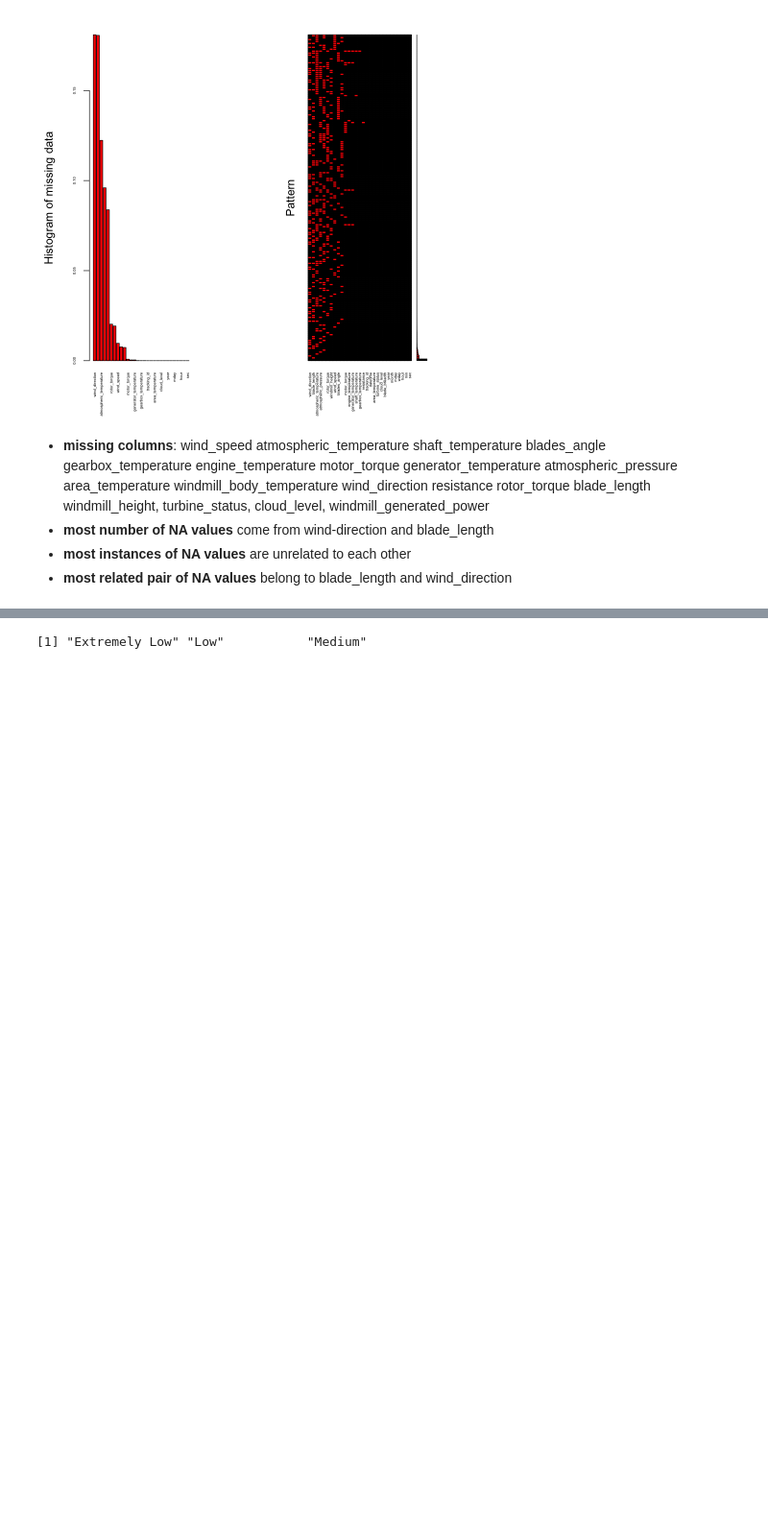
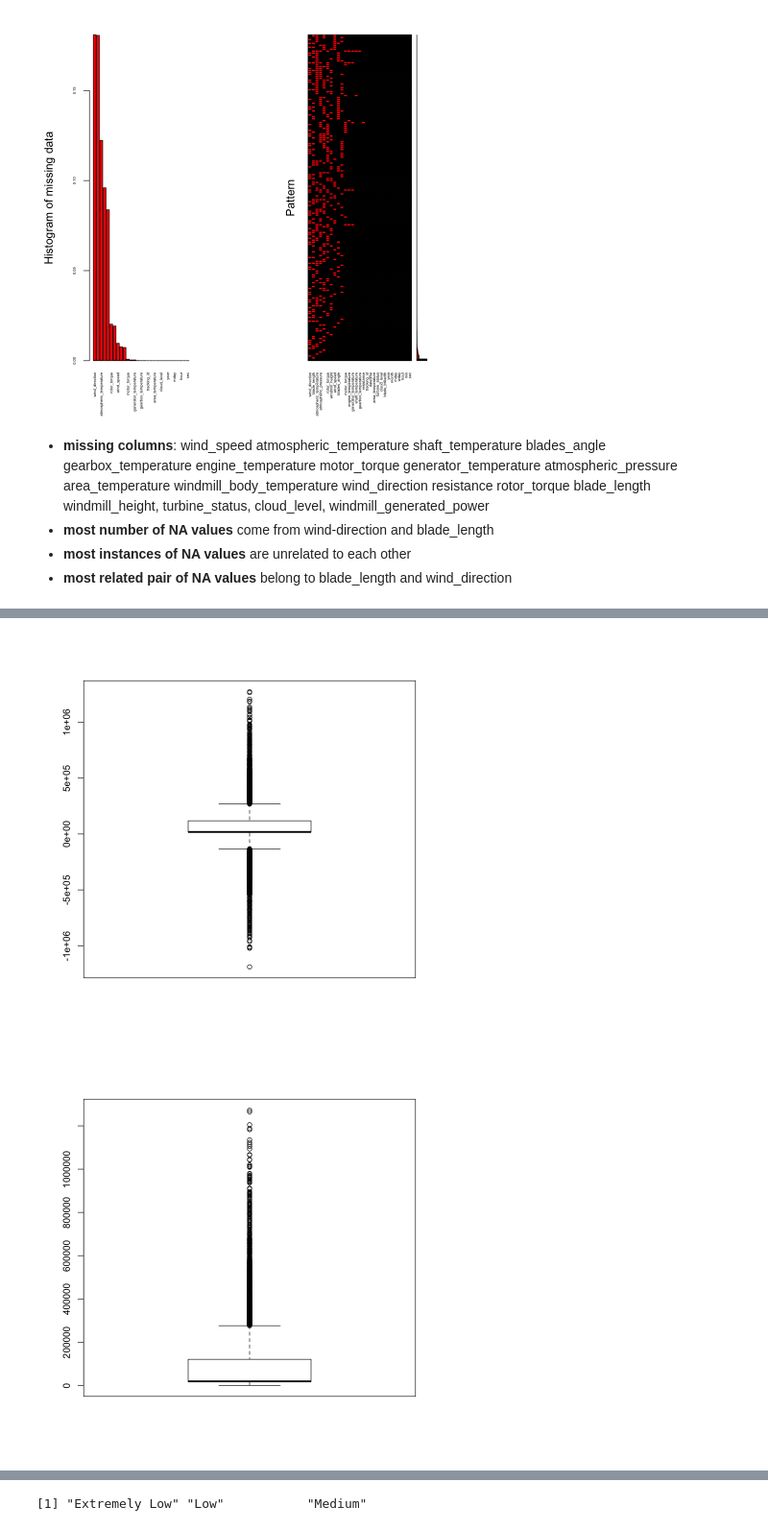
Before and after one commit to leakin185/windmill_power_generation_prediction, a Jupyter notebook: 1. Data Cleaning & Exploration.ipynb, the cells around one changed output, grey strips where cells are left out. Shown at 96% size. Saved outputs shown, nothing was run; the diff lists cells and outputs as text; code cells hidden in the pictures; blank space fills up the shorter version.

```diff
--- a/1. Data Cleaning & Exploration.ipynb
+++ b/1. Data Cleaning & Exploration.ipynb
@@ -193,0 +213,7 @@ wind.dt[,datetime:=NULL]
+# %%
+boxplot(wind.dt$atmospheric_pressure) # remove negative values as atmospheric pressure cannot be negative
+wind.dt$atmospheric_pressure <- replace(wind.dt$atmospheric_pressure, which(wind.dt$atmospheric_pressure < 0), NA)
+boxplot(wind.dt$atmospheric_pressure)
+# %% [output]
+[figure, added]
+[figure, added]
```
Also changed, not shown: parts of 19 cells of this notebook, 2 other files.
